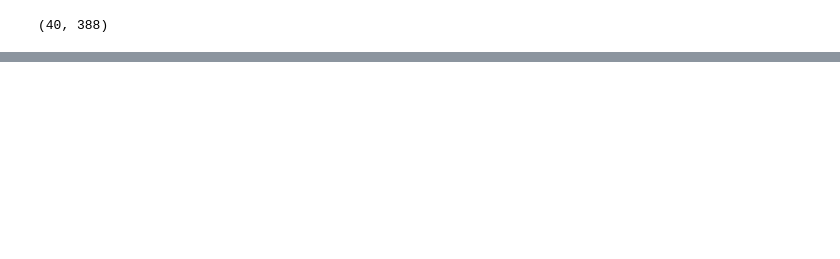
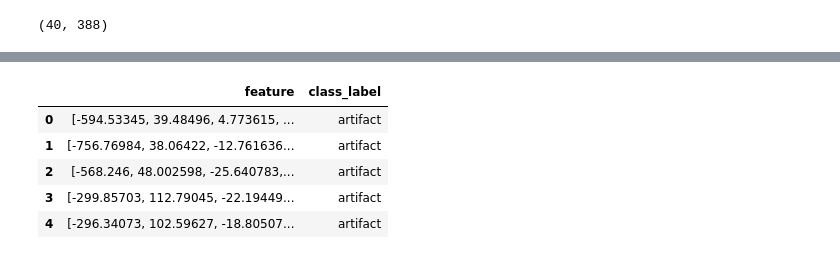
Before and after one commit to blackmountainb/taad-project, a Jupyter notebook: Projeto_SetA.ipynb, the cells around one changed output, grey strips where cells are left out. Cells and saved outputs as stored; diff of their text form; code cells hidden in the pictures; blank space fills up the shorter version.

```diff
--- a/Projeto_SetA.ipynb
+++ b/Projeto_SetA.ipynb
@@ -232,0 +213,9 @@ FileNotFoundError: [Errno 2] No such file or directory: '/home/chico/Desktop/taa
+# %%
+featuresdf.head()
+# %% [output]
+|  | feature | class_label |
+| 0 | [-594.53345, 39.48496, 4.773615, ... | artifact |
+| 1 | [-756.76984, 38.06422, -12.761636... | artifact |
+| 2 | [-568.246, 48.002598, -25.640783,... | artifact |
+| 3 | [-299.85703, 112.79045, -22.19449... | artifact |
+| 4 | [-296.34073, 102.59627, -18.80507... | artifact |
```
Also changed, not shown: parts of 17 cells of this notebook, 1 other file.
